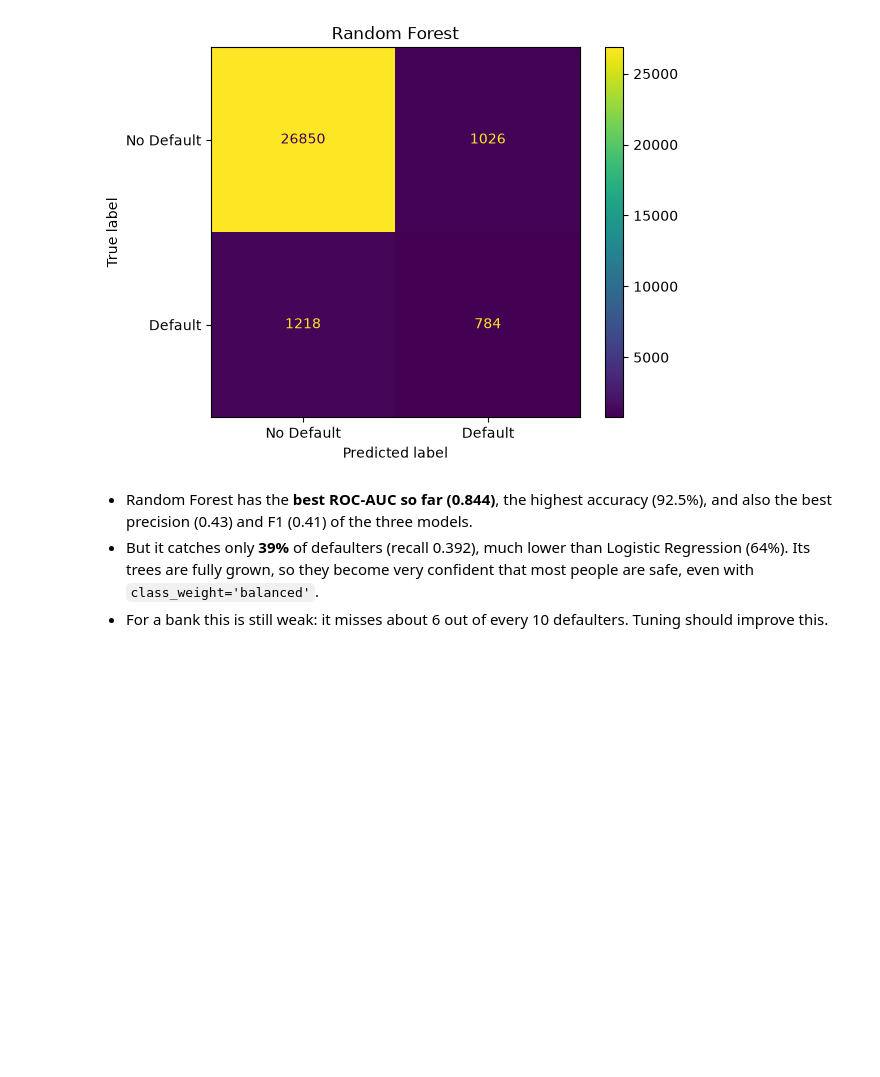
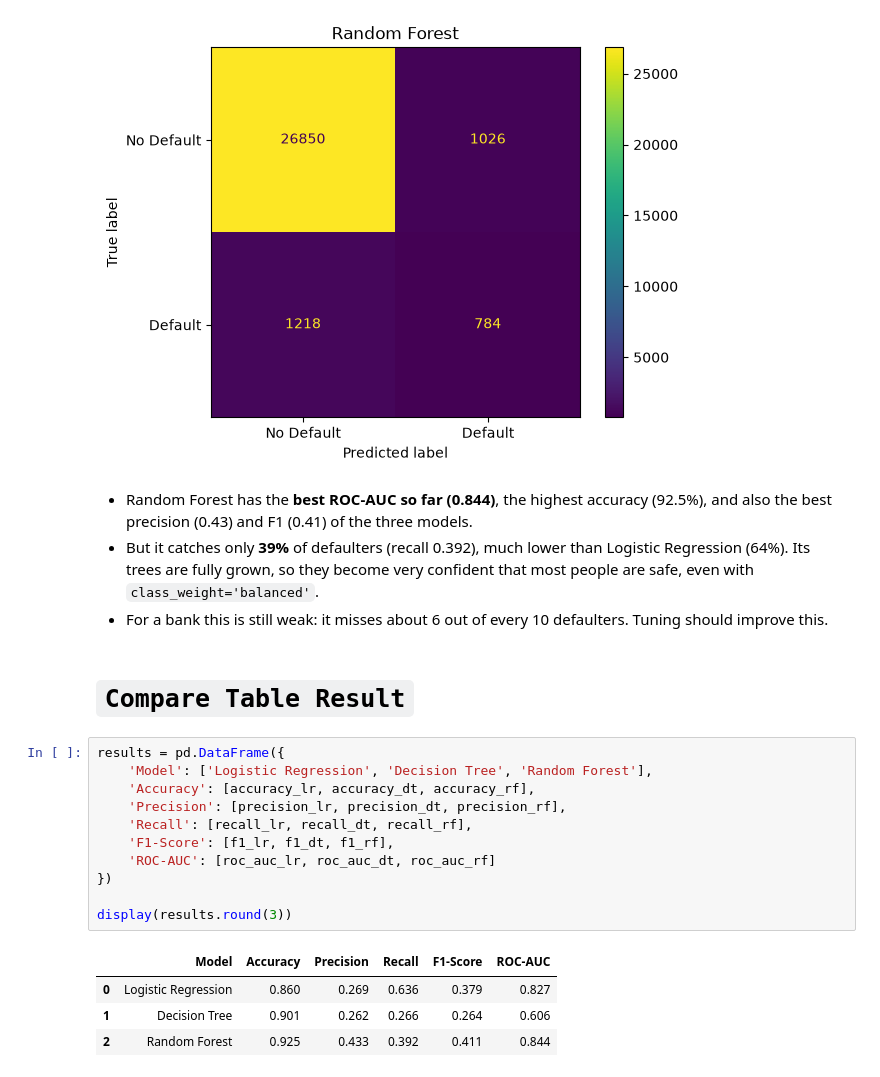
Before and after one commit to mrpaul-10/CodeAlpha_CreditScoringModel, a Jupyter notebook: notebook/Credit_Scoring_Notebook.ipynb, the cells around one changed output. Drawn from its saved outputs; the diff is of its cells as text; blank space fills up the shorter version.

```diff
--- a/notebook/Credit_Scoring_Notebook.ipynb
+++ b/notebook/Credit_Scoring_Notebook.ipynb
@@ -631,3 +631,21 @@ plt.show()
 - Random Forest has the **best ROC-AUC so far (0.844)**, the highest accuracy (92.5%), and also the best precision (0.43) and F1 (0.41) of the three models.
 - But it catches only **39%** of defaulters (recall 0.392), much lower than Logistic Regression (64%). Its trees are fully grown, so they become very confident that most people are safe, even with `class_weight='balanced'`.
 - For a bank this is still weak: it misses about 6 out of every 10 defaulters. Tuning should improve this.
+# %% [markdown]
+# `Compare Table Result`
+# %%
+results = pd.DataFrame({
+    'Model': ['Logistic Regression', 'Decision Tree', 'Random Forest'],
+    'Accuracy': [accuracy_lr, accuracy_dt, accuracy_rf],
+    'Precision': [precision_lr, precision_dt, precision_rf],
+    'Recall': [recall_lr, recall_dt, recall_rf],
+    'F1-Score': [f1_lr, f1_dt, f1_rf],
+    'ROC-AUC': [roc_auc_lr, roc_auc_dt, roc_auc_rf]
+})
+
+display(results.round(3))
+# %% [output]
+|  | Model | Accuracy | Precision | Recall | F1-Score | ROC-AUC |
+| 0 | Logistic Regression | 0.860 | 0.269 | 0.636 | 0.379 | 0.827 |
+| 1 | Decision Tree | 0.901 | 0.262 | 0.266 | 0.264 | 0.606 |
+| 2 | Random Forest | 0.925 | 0.433 | 0.392 | 0.411 | 0.844 |
```
Also changed, not shown: parts of 16 cells of this notebook.
